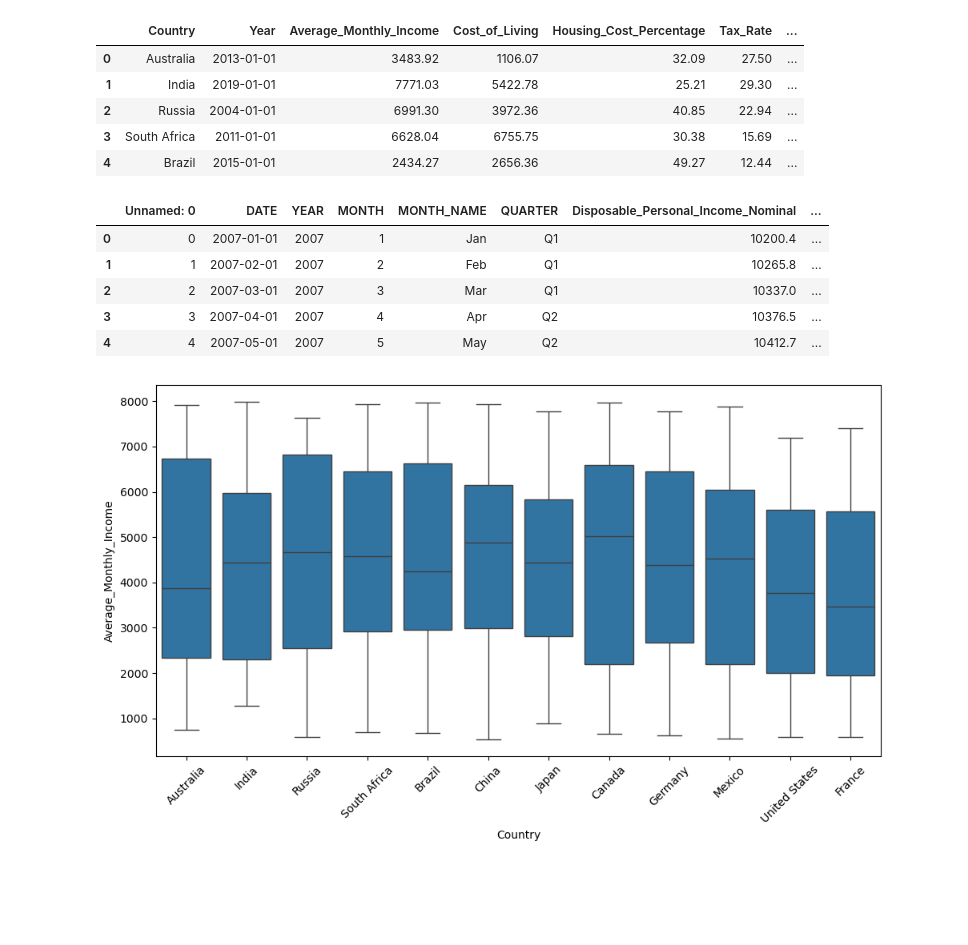
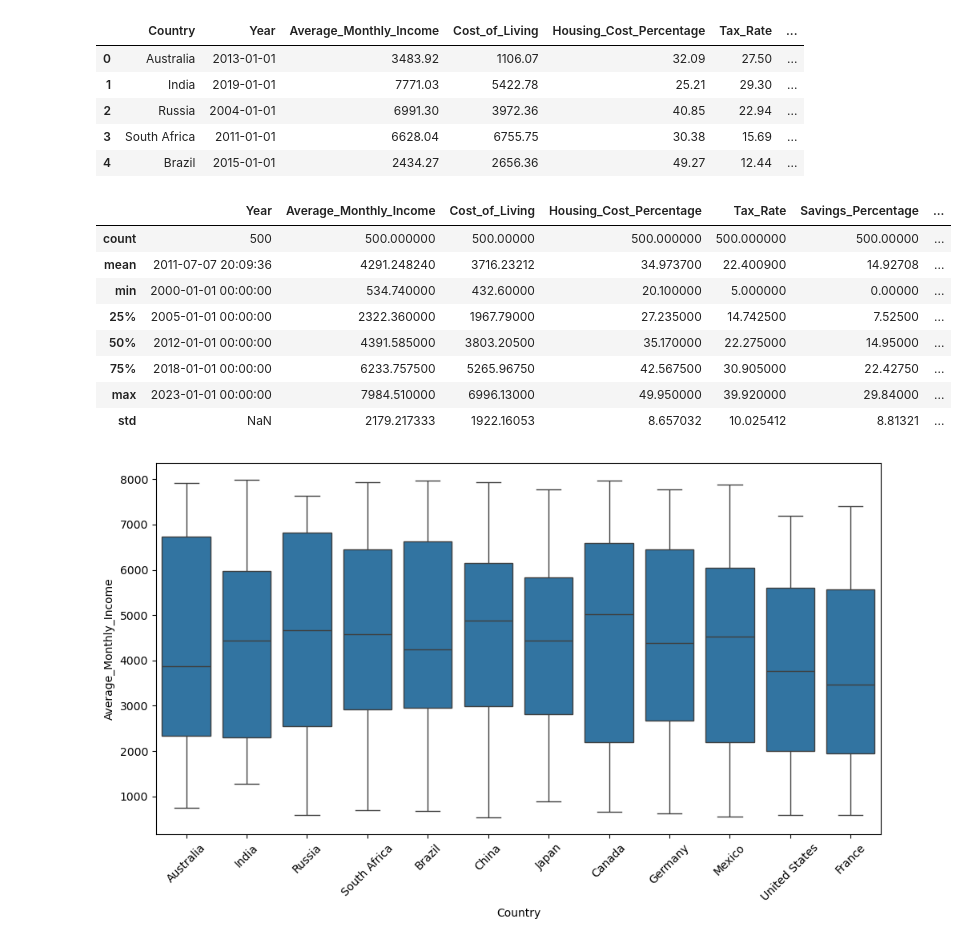
Before and after one commit to szhagnay/Cohort-A-Econ, a Jupyter notebook: notebooks/Fari_eda.ipynb, the cells around one changed output. Saved outputs shown, nothing was run; the diff lists cells and outputs as text; code cells hidden in the pictures; blank space fills up the shorter version.

Commit message:
Added descriptive stats for world cost of living dataset

```diff
--- a/notebooks/Fari_eda.ipynb
+++ b/notebooks/Fari_eda.ipynb
@@ -38,14 +38,17 @@ world_col.head()
 | 3 | South Africa | 2011-01-01 | 6628.04 | 6755.75 | 30.38 | 15.69 | ... |
 | 4 | Brazil | 2015-01-01 | 2434.27 | 2656.36 | 49.27 | 12.44 | ... |
 # %%
-us_econ.head()
+world_col.describe()
 # %% [output]
-|  | Unnamed: 0 | DATE | YEAR | MONTH | MONTH_NAME | QUARTER | Disposable_Personal_Income_Nominal | ... |
-| 0 | 0 | 2007-01-01 | 2007 | 1 | Jan | Q1 | 10200.4 | ... |
-| 1 | 1 | 2007-02-01 | 2007 | 2 | Feb | Q1 | 10265.8 | ... |
-| 2 | 2 | 2007-03-01 | 2007 | 3 | Mar | Q1 | 10337.0 | ... |
-| 3 | 3 | 2007-04-01 | 2007 | 4 | Apr | Q2 | 10376.5 | ... |
-| 4 | 4 | 2007-05-01 | 2007 | 5 | May | Q2 | 10412.7 | ... |
+|  | Year | Average_Monthly_Income | Cost_of_Living | Housing_Cost_Percentage | Tax_Rate | Savings_Percentage | ... |
+| count | 500 | 500.000000 | 500.00000 | 500.000000 | 500.000000 | 500.00000 | ... |
+| mean | 2011-07-07 20:09:36 | 4291.248240 | 3716.23212 | 34.973700 | 22.400900 | 14.92708 | ... |
+| min | 2000-01-01 00:00:00 | 534.740000 | 432.60000 | 20.100000 | 5.000000 | 0.00000 | ... |
+| 25% | 2005-01-01 00:00:00 | 2322.360000 | 1967.79000 | 27.235000 | 14.742500 | 7.52500 | ... |
+| 50% | 2012-01-01 00:00:00 | 4391.585000 | 3803.20500 | 35.170000 | 22.275000 | 14.95000 | ... |
+| 75% | 2018-01-01 00:00:00 | 6233.757500 | 5265.96750 | 42.567500 | 30.905000 | 22.42750 | ... |
+| max | 2023-01-01 00:00:00 | 7984.510000 | 6996.13000 | 49.950000 | 39.920000 | 29.84000 | ... |
+| std | NaN | 2179.217333 | 1922.16053 | 8.657032 | 10.025412 | 8.81321 | ... |
 # %%
 # Box plot of Countries vs. Average Monthly Income
 plt.figure(figsize=(10,6))
```
